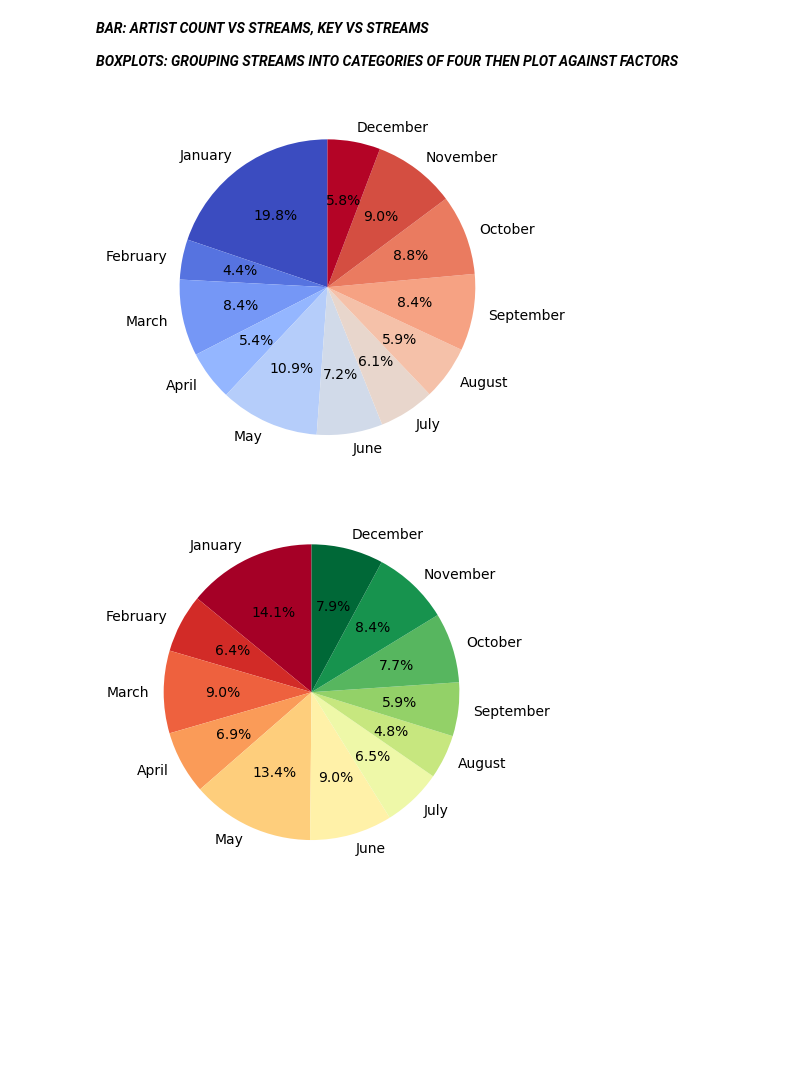
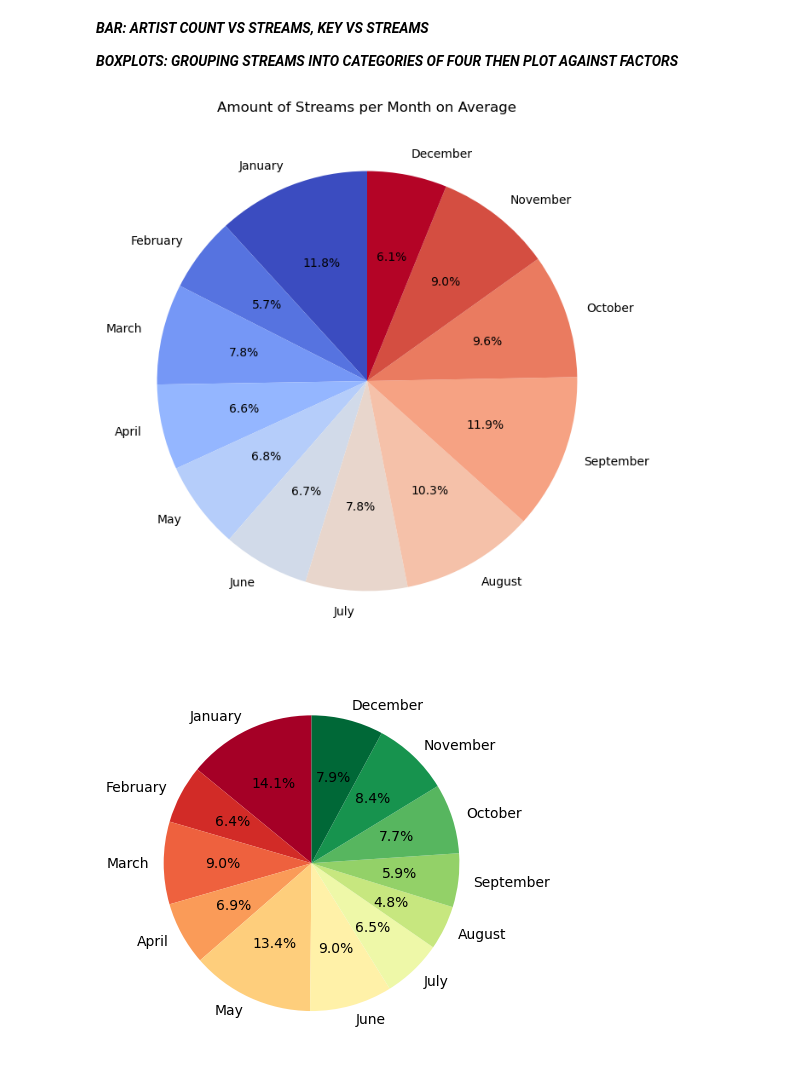
Before and after one commit to JustinS25/Project_4, a Jupyter notebook: Notebooks/visualizations.ipynb, the cells around one changed output. Saved outputs shown, nothing was run; the diff lists cells and outputs as text; code cells hidden in the pictures; blank space fills up the shorter version.

```diff
--- a/Notebooks/visualizations.ipynb
+++ b/Notebooks/visualizations.ipynb
@@ -84,20 +84,23 @@ def scatter_plot(x, y, x_value, y_value):
 # %%
 # Creating pie charts on streams released per month
 
-streams_per_month = spotify_df.groupby("Released Month")["Streams"].sum()
+streams_per_month = spotify_df.groupby("Released Month")["Streams"].mean()
 streams_per_month
 
 labels = ["January", "February", "March", "April", "May", "June", "July", "August", "September", "October", "November", "December"]
 colormap = plt.get_cmap("coolwarm")
 colors = colormap(np.linspace(0, 1, len(streams_per_month)))
 
+plt.figure(figsize=(12,8))
 plt.pie(streams_per_month, labels=labels, colors=colors, autopct="%1.1f%%", startangle=90)
+plt.title("Amount of Streams per Month on Average")
 
-plt.savefig("../Images/Pie Chart/Amount of Streams per Month")
+
+plt.savefig("../Images/Pie Chart/Amount of Streams per Month on Average")
 
 plt.show()
 # %% [output]
-[figure, old version]
+[figure, new version]
 # %%
 # Creating pie charts on songs released per month
 
```
Also changed, not shown: 6 other files.
